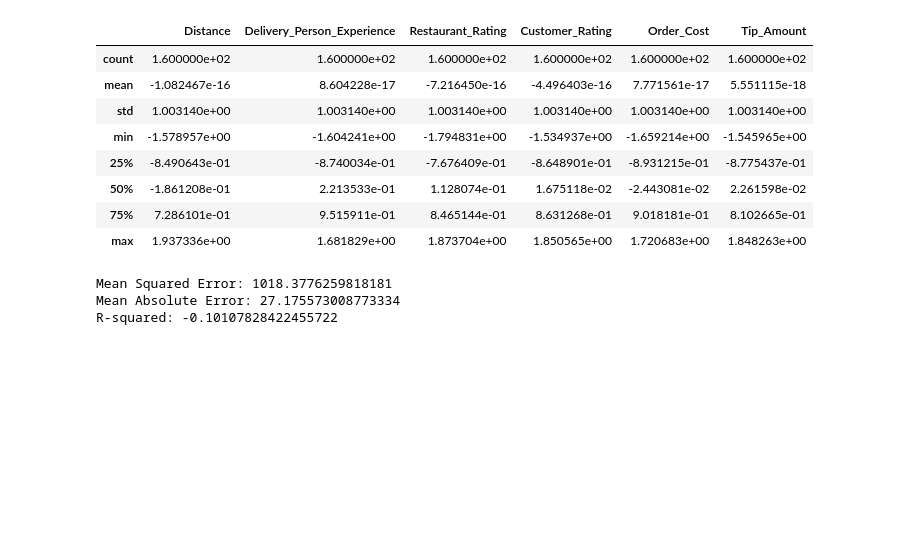
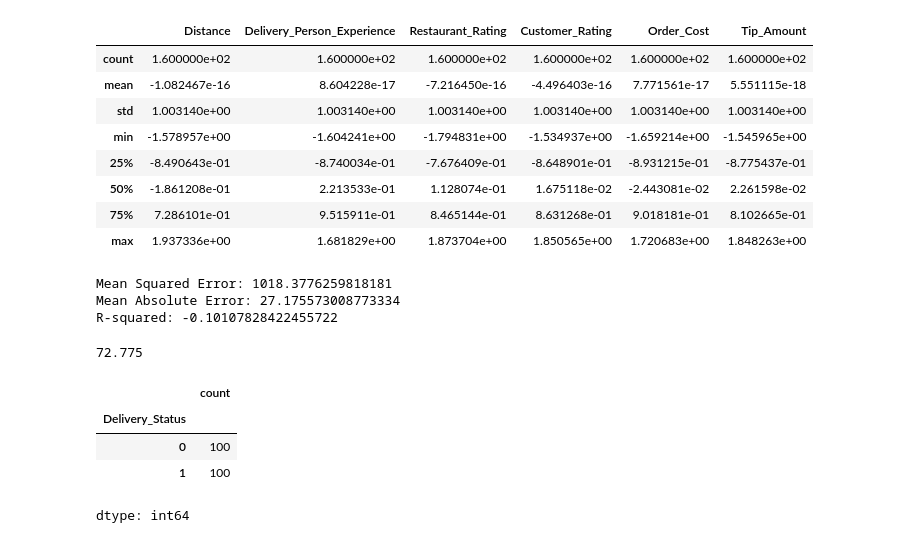
Before and after one commit to R-Mohith24/Food_delivery_prediction, a Jupyter notebook: Assignment1.ipynb, the cells around one changed output. Saved outputs shown, nothing was run; the diff lists cells and outputs as text; code cells hidden in the pictures; blank space fills up the shorter version.

```diff
--- a/Assignment1.ipynb
+++ b/Assignment1.ipynb
@@ -237,3 +237,16 @@ print(f"R-squared: {r2}")
 Mean Squared Error: 1018.3776259818181
 Mean Absolute Error: 27.175573008773334
 R-squared: -0.10107828422455722
+# %%
+df['Delivery_Time'].median()
+# %% [output]
+72.775
+# %%
+df['Delivery_Status'] = (df['Delivery_Time'] > 72.775).astype(int)
+df['Delivery_Status'].value_counts()
+# %% [output]
+|  | count |
+| Delivery_Status |  |
+| 0 | 100 |
+| 1 | 100 |
+dtype: int64
```
Also changed, not shown: parts of 8 cells of this notebook.
